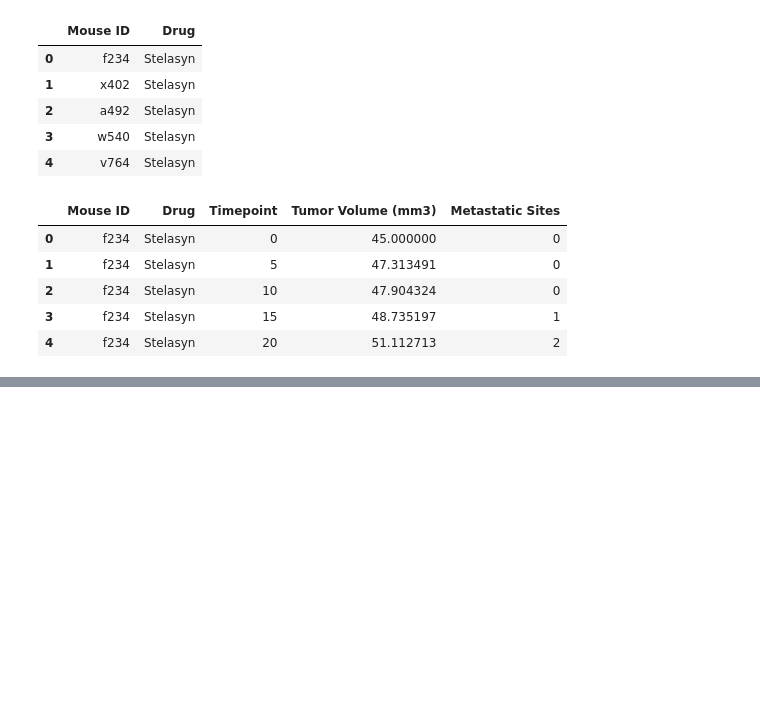
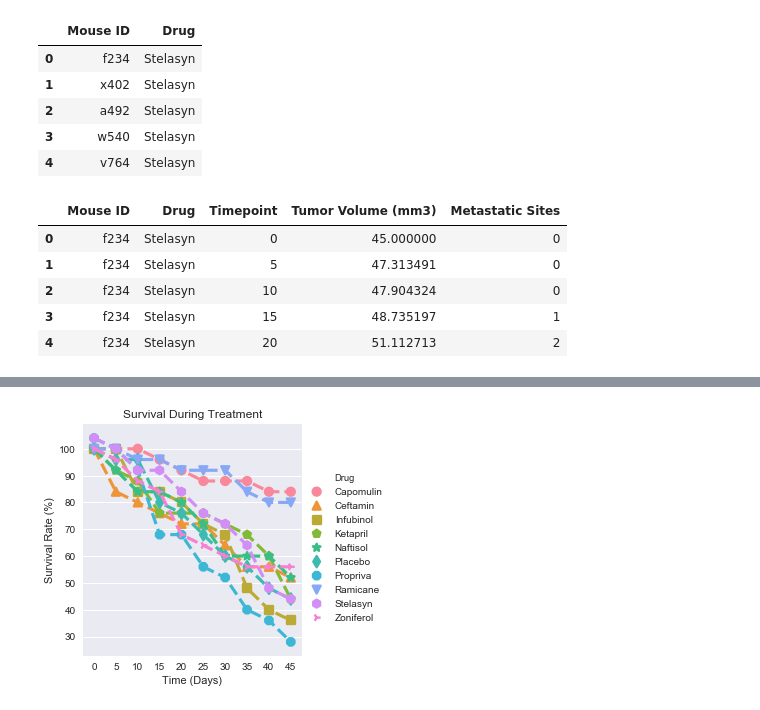
Before and after one commit to nblase22/the-power-of-plots, a Jupyter notebook: Pymaceuticals/Pymaceuticals.ipynb, the cells around one changed output, grey strips where cells are left out. Cells and saved outputs as stored; diff of their text form; code cells hidden in the pictures; blank space fills up the shorter version.

```diff
--- a/Pymaceuticals/Pymaceuticals.ipynb
+++ b/Pymaceuticals/Pymaceuticals.ipynb
@@ -91,0 +137,19 @@ plt.show()
+# %%
+# group by drug and time point
+live_grp = combined.groupby(["Drug", "Timepoint"])
+
+# count live mice
+start_mice = life_grp["Mouse ID"].count()
+live_mice = (life_grp["Mouse ID"].count()/start_mice[0])* 100
+
+# create a dataframe for live mice
+live_df = pd.DataFrame({"Live Mice": live_mice})
+
+# reorder the data frame so the drugs are the columns, and the time point is the rows
+live_reorder = live_df.pivot_table('Live Mice', 'Timepoint', 'Drug')
+live_reorder.columns.name = None
+
+# reset order and melt so that the columns can be used in the plot
+live_reorder = live_reorder.reset_index()
+live_reorder = live_reorder.melt('Timepoint', var_name='Drug',  value_name='vals')
+live_reorder.head()
@@ -91,0 +163,17 @@ plt.show()
+# %%
+# create a list of markers
+markers = ["o", "^", "s", "p", "*", "d", "8", "v", "h", "4"]
+
+# plot the tumor response to treatment
+sns.factorplot(x = "Timepoint", y="vals", hue='Drug', data = live_reorder, legend = True, fit_reg = False, markers = markers,
+              linestyles = "--")
+
+# create the legends and titles
+#plt.legend(loc='best')
+plt.xlabel("Time (Days)")
+plt.ylabel("Survival Rate (%)")
+plt.title("Survival During Treatment")
+
+plt.show()
+# %% [output]
+[figure, added]
```
Also changed, not shown: parts of 5 cells of this notebook.
